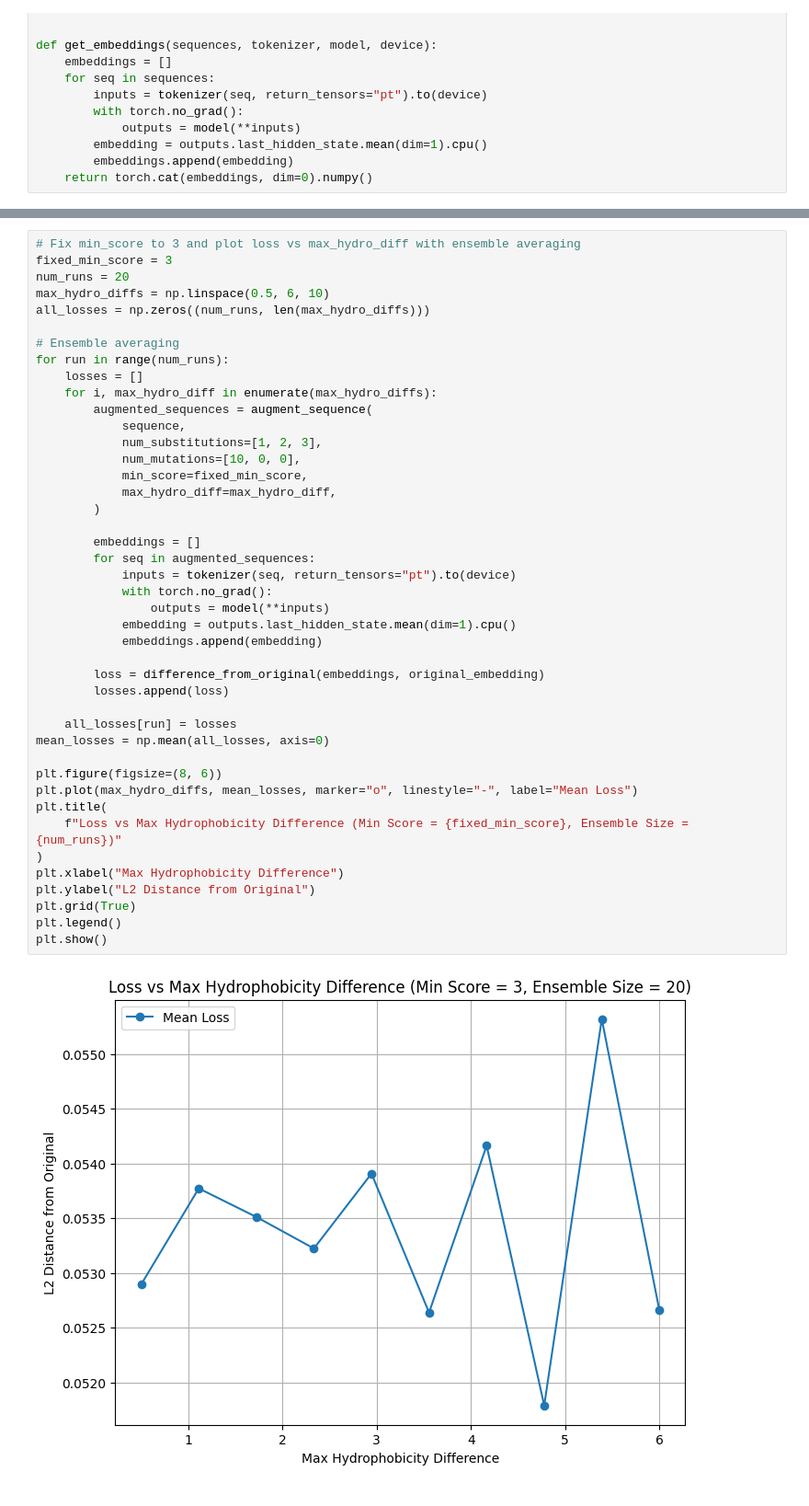
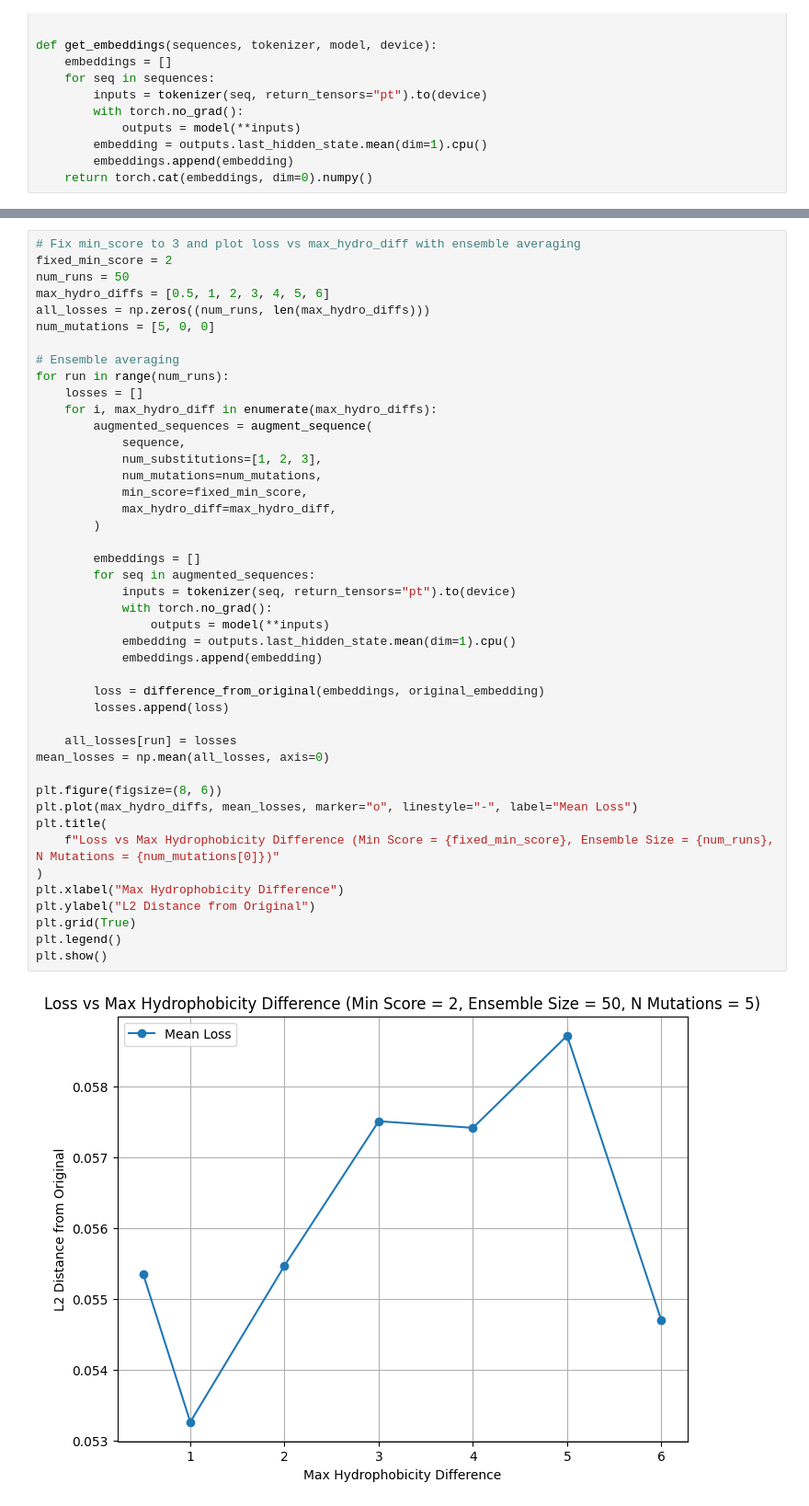
Before and after one commit to parsashu/ML-on-Proteins, a Jupyter notebook: notebooks/2-augmentation.ipynb, the cells around one changed output, grey strips where cells are left out. Shown at 92% size. Saved outputs shown, nothing was run; the diff lists cells and outputs as text.

```diff
--- a/notebooks/2-augmentation.ipynb
+++ b/notebooks/2-augmentation.ipynb
@@ -375,10 +375,11 @@ cuda
 [figure]
 # %%
 # Fix min_score to 3 and plot loss vs max_hydro_diff with ensemble averaging
-fixed_min_score = 3
-num_runs = 20
-max_hydro_diffs = np.linspace(0.5, 6, 10)
+fixed_min_score = 2
+num_runs = 50
+max_hydro_diffs = [0.5, 1, 2, 3, 4, 5, 6]
 all_losses = np.zeros((num_runs, len(max_hydro_diffs)))
+num_mutations = [5, 0, 0]
 
 # Ensemble averaging
 for run in range(num_runs):
@@ -387,34 +388,34 @@ for run in range(num_runs):
         augmented_sequences = augment_sequence(
             sequence,
             num_substitutions=[1, 2, 3],
-            num_mutations=[10, 0, 0],
+            num_mutations=num_mutations,
             min_score=fixed_min_score,
             max_hydro_diff=max_hydro_diff,
         )
 
         embeddings = []
         for seq in augmented_sequences:
             inputs = tokenizer(seq, return_tensors="pt").to(device)
             with torch.no_grad():
                 outputs = model(**inputs)
             embedding = outputs.last_hidden_state.mean(dim=1).cpu()
             embeddings.append(embedding)
 
         loss = difference_from_original(embeddings, original_embedding)
         losses.append(loss)
 
     all_losses[run] = losses
 mean_losses = np.mean(all_losses, axis=0)
 
 plt.figure(figsize=(8, 6))
 plt.plot(max_hydro_diffs, mean_losses, marker="o", linestyle="-", label="Mean Loss")
 plt.title(
-    f"Loss vs Max Hydrophobicity Difference (Min Score = {fixed_min_score}, Ensemble Size = {num_runs})"
+    f"Loss vs Max Hydrophobicity Difference (Min Score = {fixed_min_score}, Ensemble Size = {num_runs}, N Mutations = {num_mutations[0]})"
 )
 plt.xlabel("Max Hydrophobicity Difference")
 plt.ylabel("L2 Distance from Original")
 plt.grid(True)
 plt.legend()
 plt.show()
 # %% [output]
-[figure, old version]
+[figure, new version]
```
Also changed, not shown: 2 other files.
